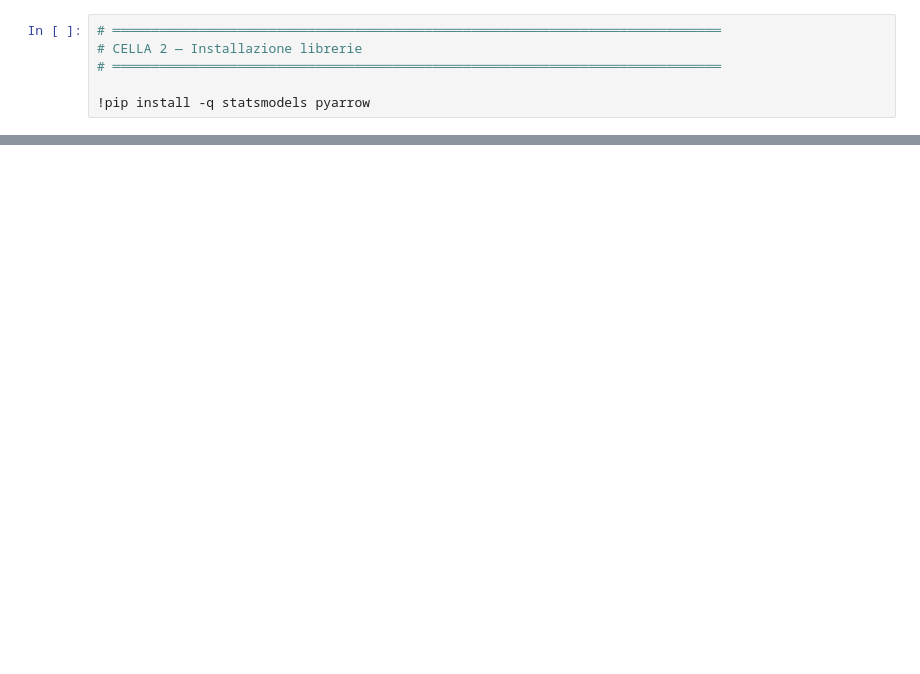
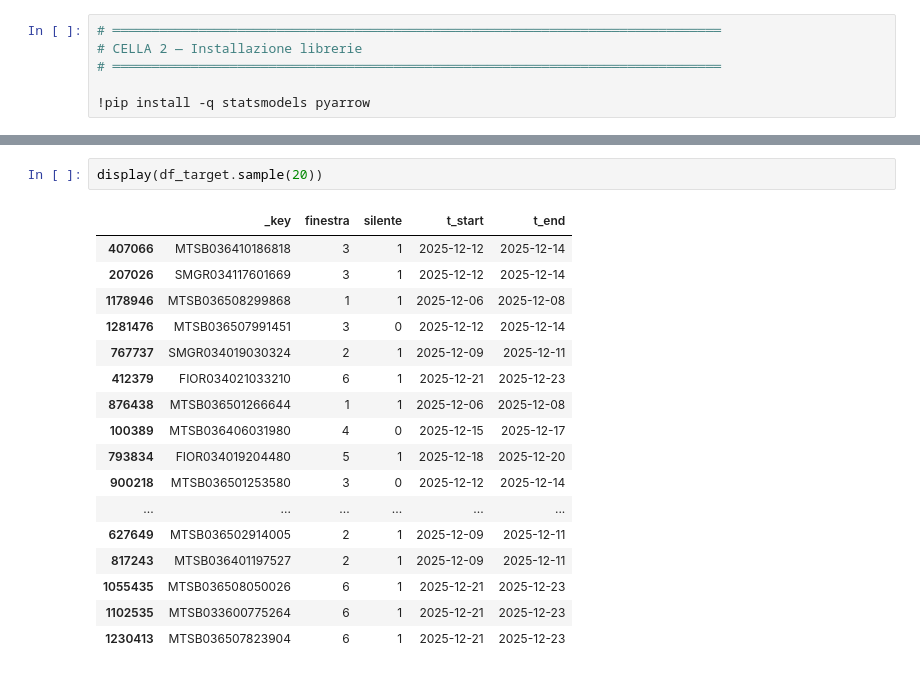
Before and after one commit to swaggincoffee-bit/Tesi, a Jupyter notebook: 00_preparazione_dati/01_Preparazione_dati_v2.ipynb, the cells around one changed output, grey strips where cells are left out. Drawn from its saved outputs; the diff is of its cells as text; blank space fills up the shorter version.

```diff
--- a/00_preparazione_dati/01_Preparazione_dati_v2.ipynb
+++ b/00_preparazione_dati/01_Preparazione_dati_v2.ipynb
@@ -269,2 +350,22 @@ for f in ["df_anagrafica.parquet","df_lett_re.parquet","df_target.parquet","df_c
     size = os.path.getsize(PROC + f) / 1024**2
     print(f"  {f}: {size:.1f} MB")
+# %%
+display(df_target.sample(20))
+# %% [output]
+|  | _key | finestra | silente | t_start | t_end |
+| 407066 | MTSB036410186818 | 3 | 1 | 2025-12-12 | 2025-12-14 |
+| 207026 | SMGR034117601669 | 3 | 1 | 2025-12-12 | 2025-12-14 |
+| 1178946 | MTSB036508299868 | 1 | 1 | 2025-12-06 | 2025-12-08 |
+| 1281476 | MTSB036507991451 | 3 | 0 | 2025-12-12 | 2025-12-14 |
+| 767737 | SMGR034019030324 | 2 | 1 | 2025-12-09 | 2025-12-11 |
+| 412379 | FIOR034021033210 | 6 | 1 | 2025-12-21 | 2025-12-23 |
+| 876438 | MTSB036501266644 | 1 | 1 | 2025-12-06 | 2025-12-08 |
+| 100389 | MTSB036406031980 | 4 | 0 | 2025-12-15 | 2025-12-17 |
+| 793834 | FIOR034019204480 | 5 | 1 | 2025-12-18 | 2025-12-20 |
+| 900218 | MTSB036501253580 | 3 | 0 | 2025-12-12 | 2025-12-14 |
+| ... | ... | ... | ... | ... | ... |
+| 627649 | MTSB036502914005 | 2 | 1 | 2025-12-09 | 2025-12-11 |
+| 817243 | MTSB036401197527 | 2 | 1 | 2025-12-09 | 2025-12-11 |
+| 1055435 | MTSB036508050026 | 6 | 1 | 2025-12-21 | 2025-12-23 |
+| 1102535 | MTSB033600775264 | 6 | 1 | 2025-12-21 | 2025-12-23 |
+| 1230413 | MTSB036507823904 | 6 | 1 | 2025-12-21 | 2025-12-23 |
```
Also changed, not shown: parts of 10 cells of this notebook.
